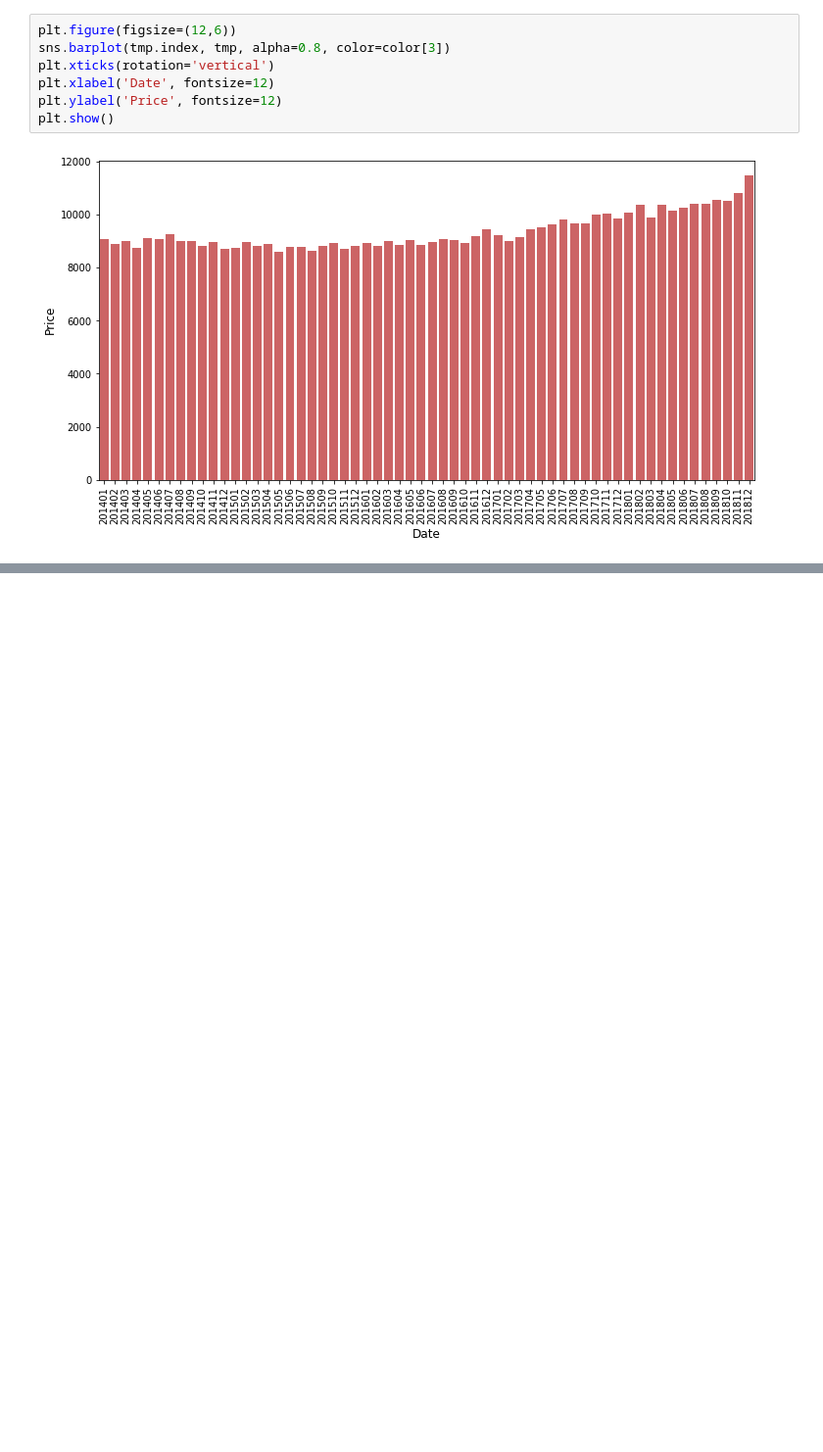
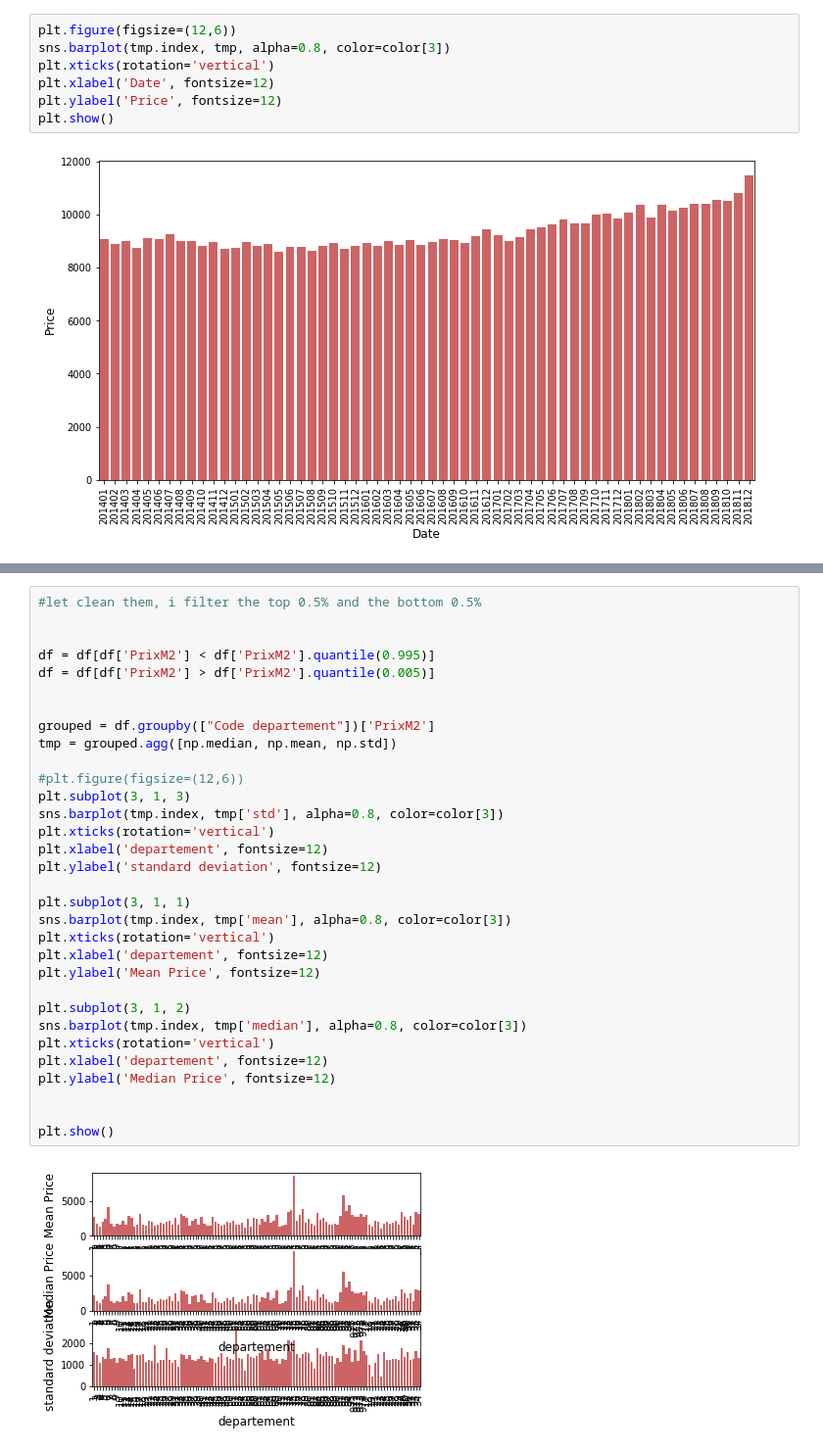
Before and after one commit to duwenzhen/DVF, a Jupyter notebook: DVF.ipynb, the cells around one changed output, grey strips where cells are left out. Shown at 98% size. Saved outputs shown, nothing was run; the diff lists cells and outputs as text; blank space fills up the shorter version.

Commit message:
filter the top and bottom percentile

```diff
--- a/DVF.ipynb
+++ b/DVF.ipynb
@@ -257,0 +317,34 @@ plt.show()
+# %%
+#let clean them, i filter the top 0.5% and the bottom 0.5%
+
+
+df = df[df['PrixM2'] < df['PrixM2'].quantile(0.995)]
+df = df[df['PrixM2'] > df['PrixM2'].quantile(0.005)]
+
+
+grouped = df.groupby(["Code departement"])['PrixM2']
+tmp = grouped.agg([np.median, np.mean, np.std])
+
+#plt.figure(figsize=(12,6))
+plt.subplot(3, 1, 3)
+sns.barplot(tmp.index, tmp['std'], alpha=0.8, color=color[3])
+plt.xticks(rotation='vertical')
+plt.xlabel('departement', fontsize=12)
+plt.ylabel('standard deviation', fontsize=12)
+
+plt.subplot(3, 1, 1)
+sns.barplot(tmp.index, tmp['mean'], alpha=0.8, color=color[3])
+plt.xticks(rotation='vertical')
+plt.xlabel('departement', fontsize=12)
+plt.ylabel('Mean Price', fontsize=12)
+
+plt.subplot(3, 1, 2)
+sns.barplot(tmp.index, tmp['median'], alpha=0.8, color=color[3])
+plt.xticks(rotation='vertical')
+plt.xlabel('departement', fontsize=12)
+plt.ylabel('Median Price', fontsize=12)
+
+
+plt.show()
+# %% [output]
+[figure, added]
```
Also changed, not shown: parts of 4 cells of this notebook, 1 other file.
